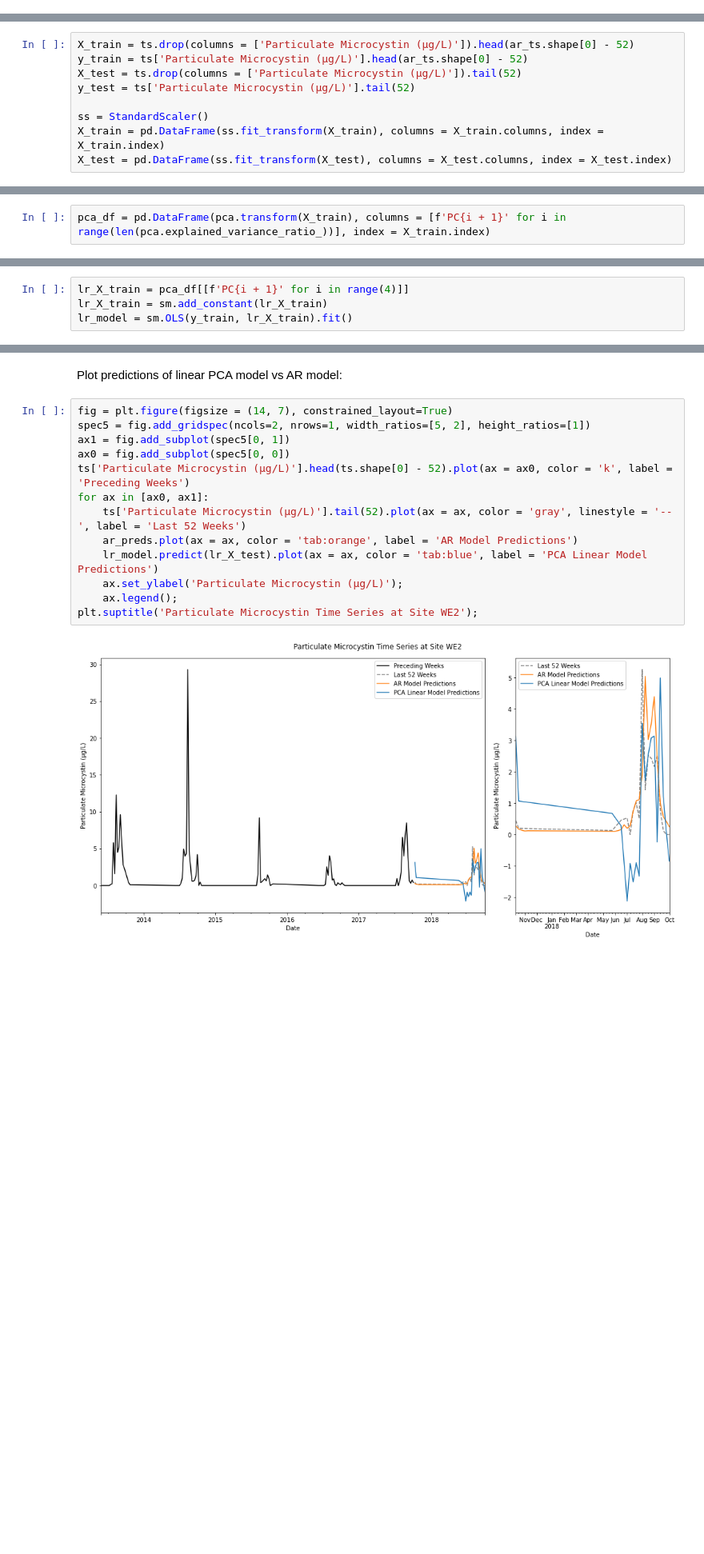
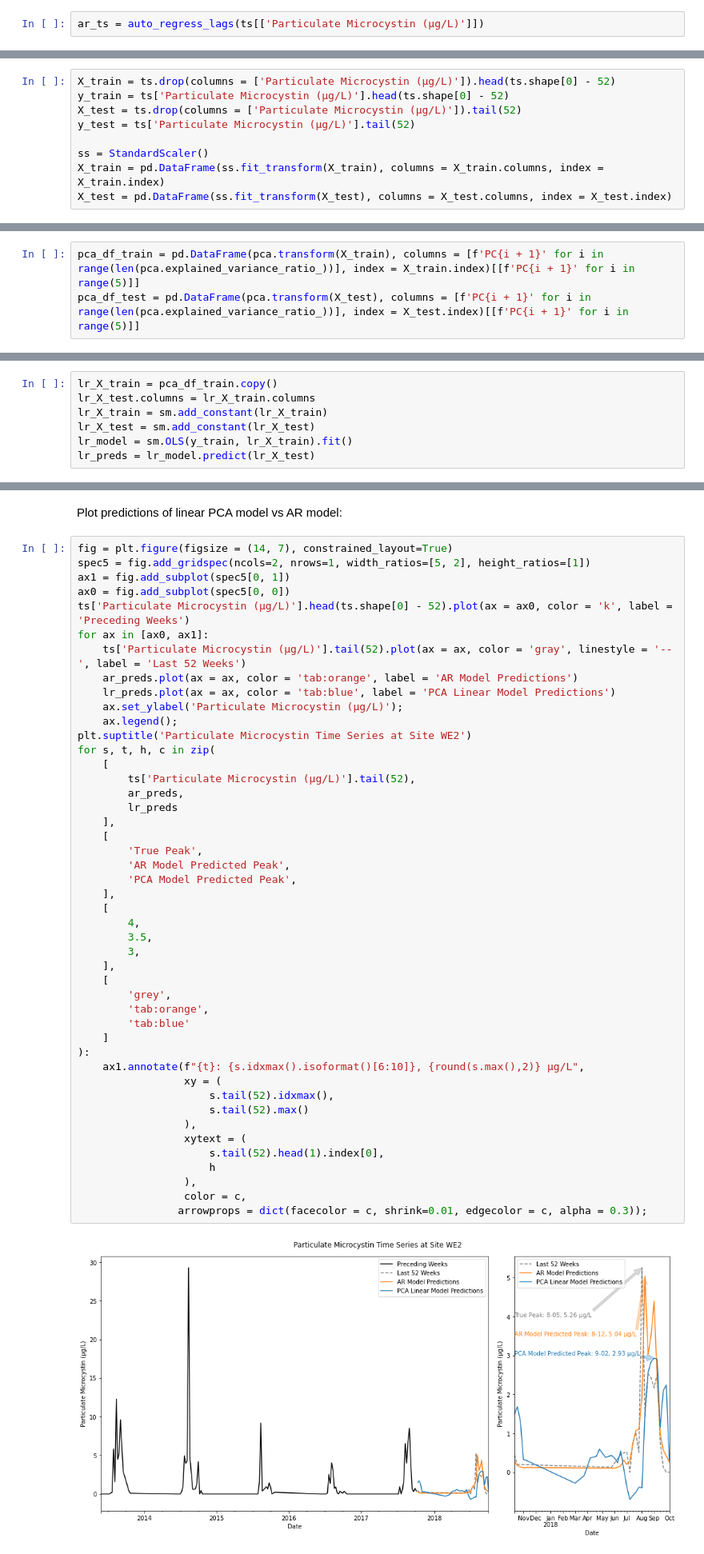
Before and after one commit to marbakes/pca-arima-fun, a Jupyter notebook: Data Processing & Modeling.ipynb, the cells around one changed output, grey strips where cells are left out. Shown at 80% size. Cells and saved outputs as stored; diff of their text form; blank space fills up the shorter version.

Commit message:
Revised Linear PCA Model

```diff
--- a/Data Processing & Modeling.ipynb
+++ b/Data Processing & Modeling.ipynb
@@ -175,3 +208,5 @@ ar_ts = pd.concat([
+# %%
+ar_ts = auto_regress_lags(ts[['Particulate Microcystin (µg/L)']])
 # %%
 X_train = ar_ts.drop(columns = ['Particulate Microcystin (µg/L)']).head(ar_ts.shape[0] - 52)
 y_train = ar_ts['Particulate Microcystin (µg/L)'].head(ar_ts.shape[0] - 52)
@@ -208,8 +242,8 @@ mean_squared_error(y_test, ar_model.predict(X_test)) ** 0.5
 # %% [markdown]
 Generate training and testing datasets for Principal Component Analysis. PCA to be peformed on other water properties exclusing target variable.
 # %%
-X_train = ts.drop(columns = ['Particulate Microcystin (µg/L)']).head(ar_ts.shape[0] - 52)
-y_train = ts['Particulate Microcystin (µg/L)'].head(ar_ts.shape[0] - 52)
+X_train = ts.drop(columns = ['Particulate Microcystin (µg/L)']).head(ts.shape[0] - 52)
+y_train = ts['Particulate Microcystin (µg/L)'].head(ts.shape[0] - 52)
 X_test = ts.drop(columns = ['Particulate Microcystin (µg/L)']).tail(52)
 y_test = ts['Particulate Microcystin (µg/L)'].tail(52)
 
@@ -236,2 +270,3 @@ Create dataframe of principal components
 # %%
-pca_df = pd.DataFrame(pca.transform(X_train), columns = [f'PC{i + 1}' for i in range(len(pca.explained_variance_ratio_))], index = X_train.index)
+pca_df_train = pd.DataFrame(pca.transform(X_train), columns = [f'PC{i + 1}' for i in range(len(pca.explained_variance_ratio_))], index = X_train.index)[[f'PC{i + 1}' for i in range(5)]]
+pca_df_test = pd.DataFrame(pca.transform(X_test), columns = [f'PC{i + 1}' for i in range(len(pca.explained_variance_ratio_))], index = X_test.index)[[f'PC{i + 1}' for i in range(5)]]
@@ -238,6 +310,9 @@ pca_df = pd.DataFrame(pca.transform(X_train), columns = [f'PC{i + 1}' for i in r
 # %% [markdown]
 Perform linear regression of target variable against 1st four principal components of endogenous variables.
 # %%
-lr_X_train = pca_df[[f'PC{i + 1}' for i in range(4)]]
+lr_X_train = pca_df_train.copy()
+lr_X_test.columns = lr_X_train.columns
 lr_X_train = sm.add_constant(lr_X_train)
+lr_X_test = sm.add_constant(lr_X_test)
 lr_model = sm.OLS(y_train, lr_X_train).fit()
+lr_preds = lr_model.predict(lr_X_test)
@@ -250,18 +321,51 @@ Plot predictions of linear PCA model vs AR model:
 # %%
 fig = plt.figure(figsize = (14, 7), constrained_layout=True)
 spec5 = fig.add_gridspec(ncols=2, nrows=1, width_ratios=[5, 2], height_ratios=[1])
 ax1 = fig.add_subplot(spec5[0, 1])
 ax0 = fig.add_subplot(spec5[0, 0])
 ts['Particulate Microcystin (µg/L)'].head(ts.shape[0] - 52).plot(ax = ax0, color = 'k', label = 'Preceding Weeks')
 for ax in [ax0, ax1]:
     ts['Particulate Microcystin (µg/L)'].tail(52).plot(ax = ax, color = 'gray', linestyle = '--', label = 'Last 52 Weeks')
     ar_preds.plot(ax = ax, color = 'tab:orange', label = 'AR Model Predictions')
-    lr_model.predict(lr_X_test).plot(ax = ax, color = 'tab:blue', label = 'PCA Linear Model Predictions')
+    lr_preds.plot(ax = ax, color = 'tab:blue', label = 'PCA Linear Model Predictions')
     ax.set_ylabel('Particulate Microcystin (µg/L)');
     ax.legend();
-plt.suptitle('Particulate Microcystin Time Series at Site WE2');
+plt.suptitle('Particulate Microcystin Time Series at Site WE2')
+for s, t, h, c in zip(
+    [
+        ts['Particulate Microcystin (µg/L)'].tail(52),
+        ar_preds,
+        lr_preds
+    ],
+    [
+        'True Peak',
+        'AR Model Predicted Peak',
+        'PCA Model Predicted Peak',
+    ],
+    [
+        4,
+        3.5,
+        3,
+    ],
+    [
+        'grey',
+        'tab:orange',
+        'tab:blue'
+    ]
+):
+    ax1.annotate(f"{t}: {s.idxmax().isoformat()[6:10]}, {round(s.max(),2)} µg/L",
+                 xy = (
+                     s.tail(52).idxmax(),
+                     s.tail(52).max()
+                 ),
+                 xytext = (
+                     s.tail(52).head(1).index[0],
+                     h
+                 ),
+                 color = c,
+                arrowprops = dict(facecolor = c, shrink=0.01, edgecolor = c, alpha = 0.3));
 # %% [output]
-[figure, old version]
+[figure, new version]
 # %% [markdown]
 Root mean squared error for the last 52 weeks for the linear PCA model:
 # %%
```
Also changed, not shown: parts of 12 cells of this notebook.
